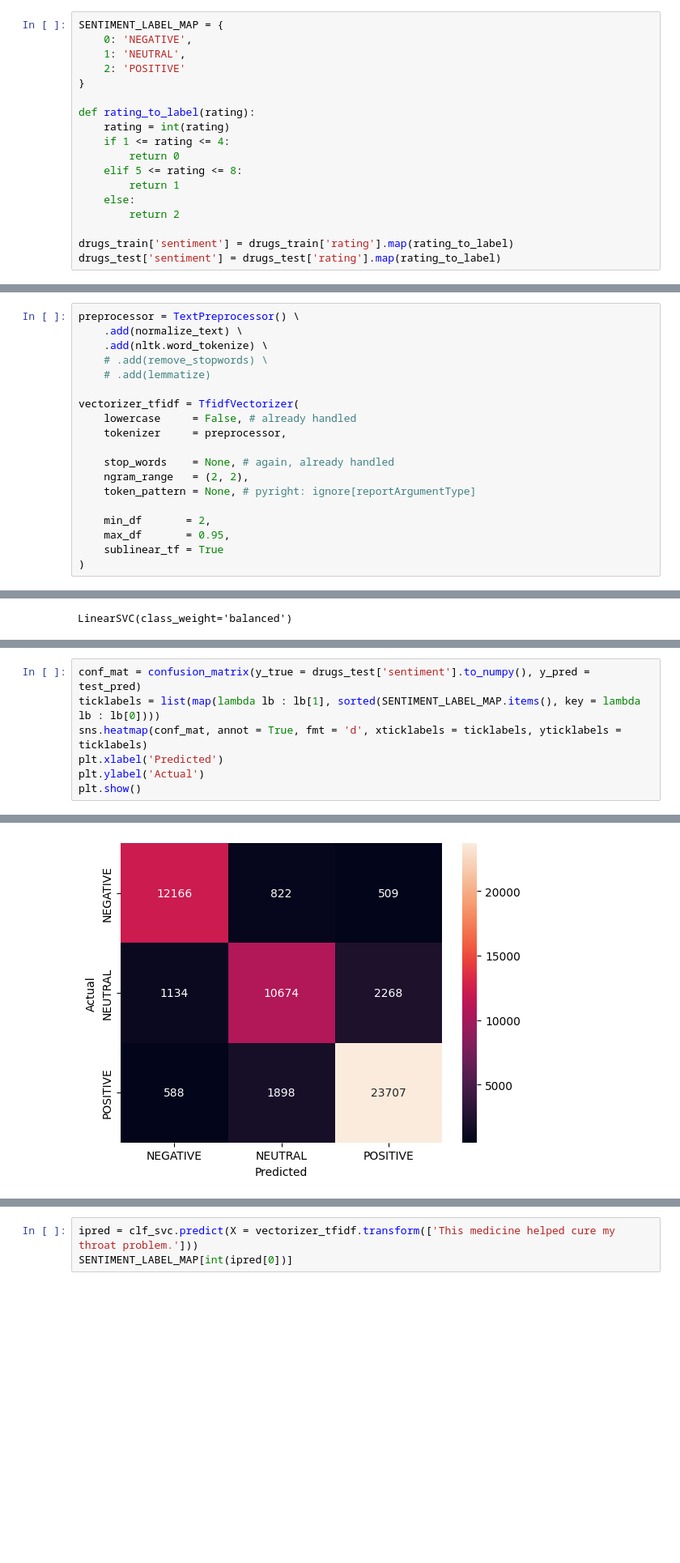
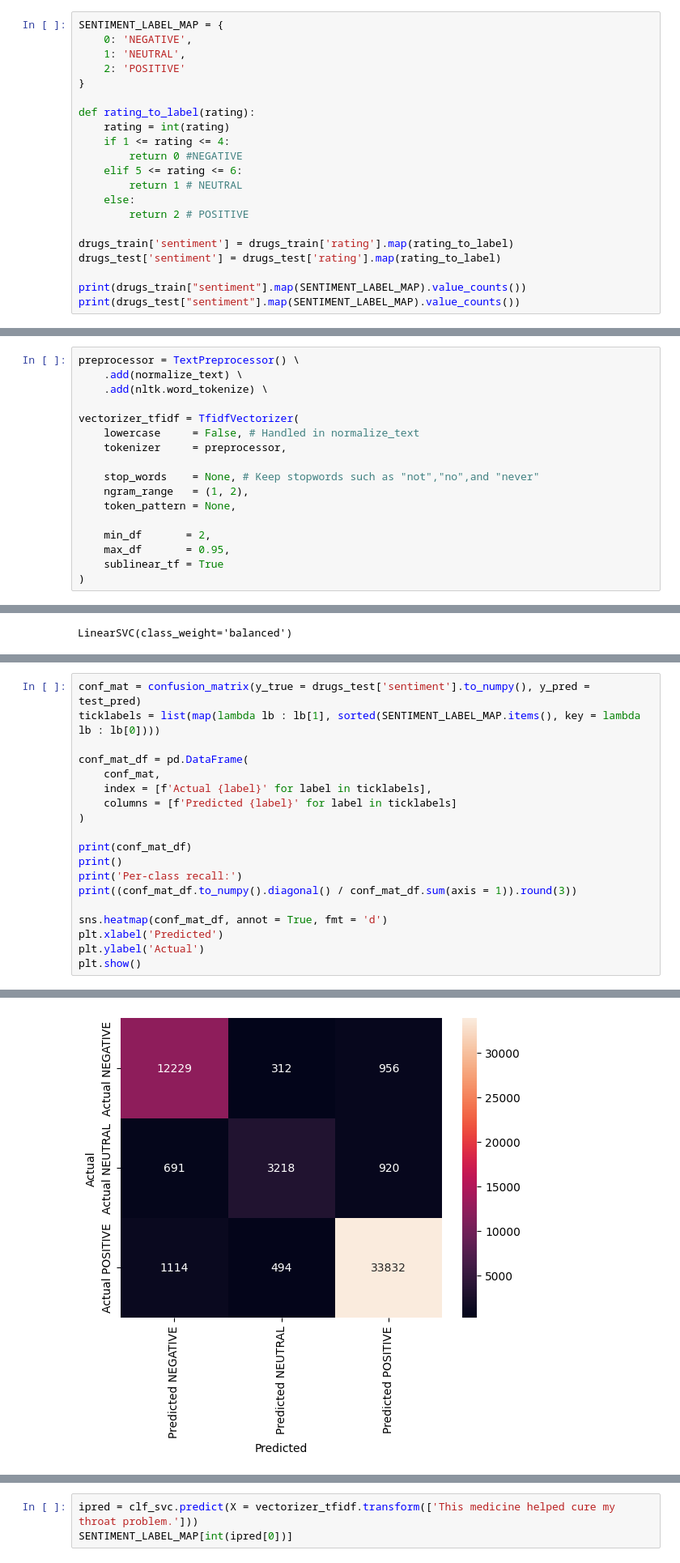
Before and after one commit to aronwilbert/COMP8420-Group-L-Healthcare, a Jupyter notebook: sentiment-analysis/drugs-review-sentiment.ipynb, the cells around one changed output, grey strips where cells are left out. Shown at 81% size. Drawn from its saved outputs; the diff is of its cells as text; blank space fills up the shorter version.

Commit message:
Sentiment Analysis refinement and markdown

```diff
--- a/sentiment-analysis/drugs-review-sentiment.ipynb
+++ b/sentiment-analysis/drugs-review-sentiment.ipynb
@@ -79,11 +50,14 @@ SENTIMENT_LABEL_MAP = {
 def rating_to_label(rating):
     rating = int(rating)
     if 1 <= rating <= 4:
-        return 0
-    elif 5 <= rating <= 8:
-        return 1
+        return 0 #NEGATIVE
+    elif 5 <= rating <= 6:
+        return 1 # NEUTRAL
     else:
-        return 2
+        return 2 # POSITIVE
 
 drugs_train['sentiment'] = drugs_train['rating'].map(rating_to_label)
 drugs_test['sentiment'] = drugs_test['rating'].map(rating_to_label)
+
+print(drugs_train["sentiment"].map(SENTIMENT_LABEL_MAP).value_counts())
+print(drugs_test["sentiment"].map(SENTIMENT_LABEL_MAP).value_counts())
@@ -155,16 +131,14 @@ class TextPreprocessor:
 preprocessor = TextPreprocessor() \
     .add(normalize_text) \
     .add(nltk.word_tokenize) \
-    # .add(remove_stopwords) \
-    # .add(lemmatize)
 
 vectorizer_tfidf = TfidfVectorizer(
-    lowercase     = False, # already handled
+    lowercase     = False, # Handled in normalize_text
     tokenizer     = preprocessor,
 
-    stop_words    = None, # again, already handled
-    ngram_range   = (2, 2),
-    token_pattern = None, # pyright: ignore[reportArgumentType]
+    stop_words    = None, # Keep stopwords such as "not","no",and "never"
+    ngram_range   = (1, 2),
+    token_pattern = None,
 
     min_df       = 2,
     max_df       = 0.95,
@@ -194,7 +184,19 @@ weighted avg       0.86      0.87      0.86     53766
 # %%
 conf_mat = confusion_matrix(y_true = drugs_test['sentiment'].to_numpy(), y_pred = test_pred)
 ticklabels = list(map(lambda lb : lb[1], sorted(SENTIMENT_LABEL_MAP.items(), key = lambda lb : lb[0])))
-sns.heatmap(conf_mat, annot = True, fmt = 'd', xticklabels = ticklabels, yticklabels = ticklabels)
+
+conf_mat_df = pd.DataFrame(
+    conf_mat,
+    index = [f'Actual {label}' for label in ticklabels],
+    columns = [f'Predicted {label}' for label in ticklabels]
+)
+
+print(conf_mat_df)
+print()
+print('Per-class recall:')
+print((conf_mat_df.to_numpy().diagonal() / conf_mat_df.sum(axis = 1)).round(3))
+
+sns.heatmap(conf_mat_df, annot = True, fmt = 'd')
 plt.xlabel('Predicted')
 plt.ylabel('Actual')
 plt.show()
@@ -202 +214 @@ plt.show()
-[figure, old version]
+[figure, new version]
```
Also changed, not shown: parts of 24 cells of this notebook, 1 other file.
